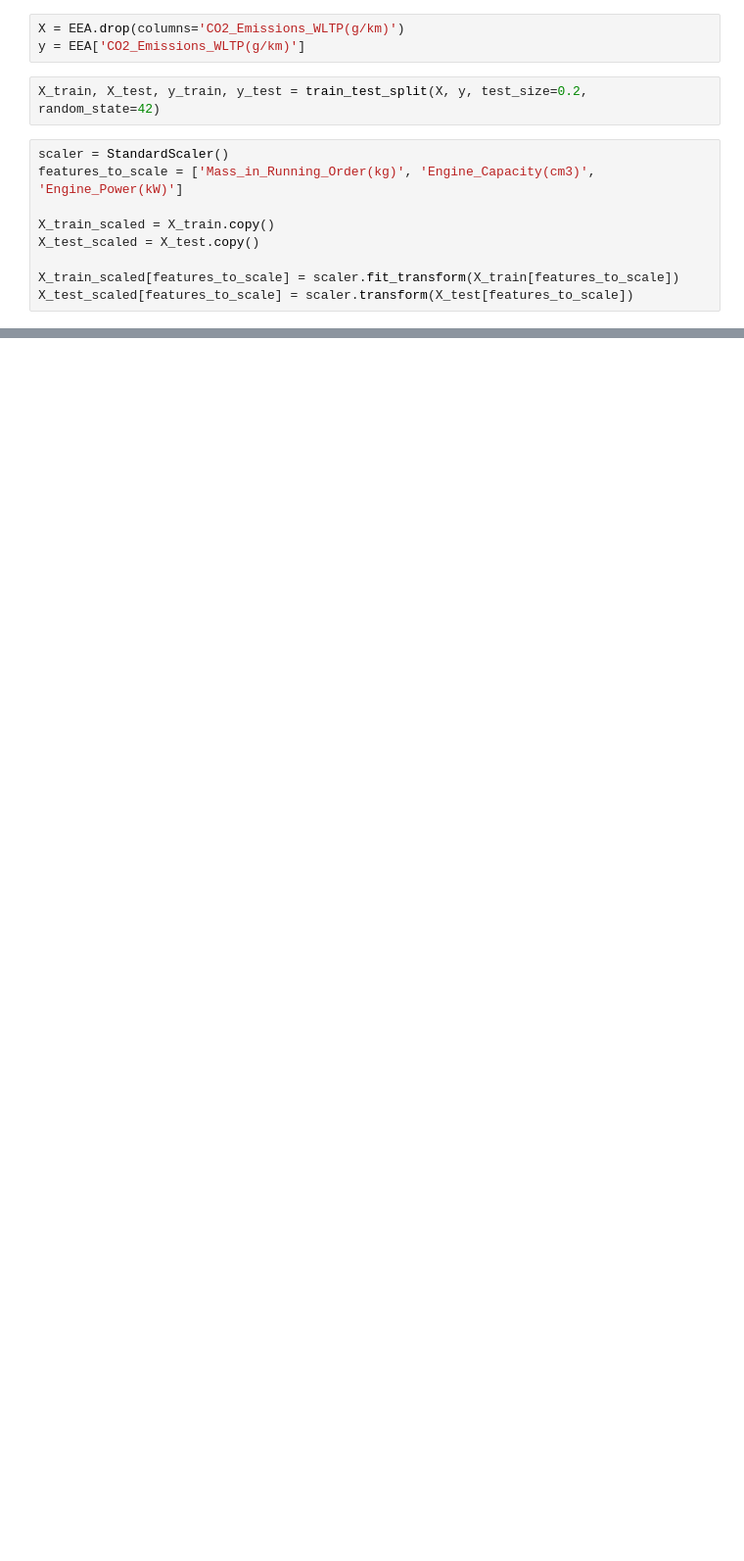
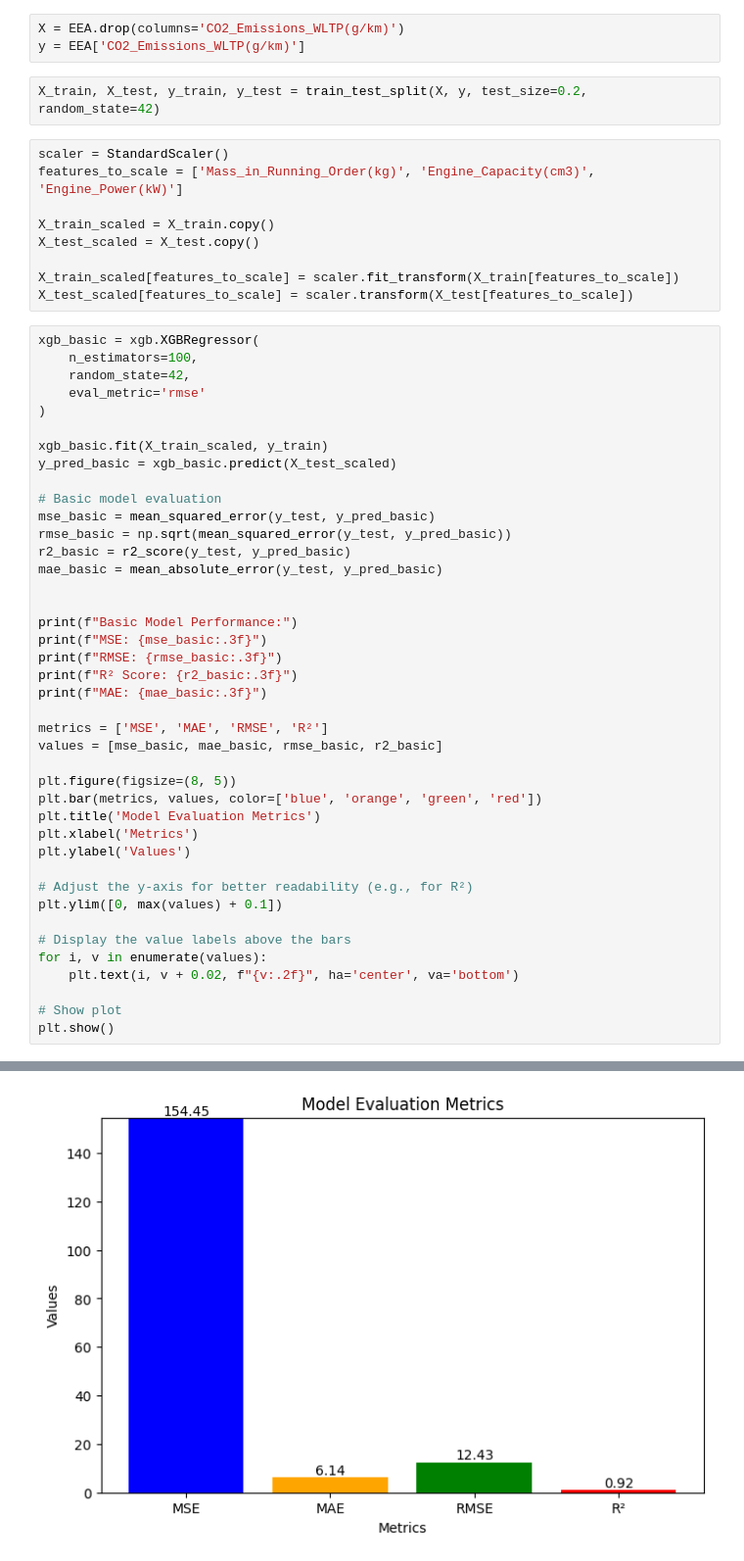
Before and after one commit to Tavocado-S/CO2_Prediction, a Jupyter notebook: notebooks/Model.ipynb, the cells around one changed output, grey strips where cells are left out. Shown at 98% size. Cells and saved outputs as stored; diff of their text form; blank space fills up the shorter version.

```diff
--- a/notebooks/Model.ipynb
+++ b/notebooks/Model.ipynb
@@ -949,3 +932,45 @@ X_test_scaled = X_test.copy()
 
 X_train_scaled[features_to_scale] = scaler.fit_transform(X_train[features_to_scale])
 X_test_scaled[features_to_scale] = scaler.transform(X_test[features_to_scale])
+# %%
+xgb_basic = xgb.XGBRegressor(
+    n_estimators=100,
+    random_state=42,
+    eval_metric='rmse'
+)
+
+xgb_basic.fit(X_train_scaled, y_train)
+y_pred_basic = xgb_basic.predict(X_test_scaled)
+
+# Basic model evaluation
+mse_basic = mean_squared_error(y_test, y_pred_basic)
+rmse_basic = np.sqrt(mean_squared_error(y_test, y_pred_basic))
+r2_basic = r2_score(y_test, y_pred_basic)
+mae_basic = mean_absolute_error(y_test, y_pred_basic)
+
+
+print(f"Basic Model Performance:")
+print(f"MSE: {mse_basic:.3f}")
+print(f"RMSE: {rmse_basic:.3f}")
+print(f"R² Score: {r2_basic:.3f}")
+print(f"MAE: {mae_basic:.3f}")
+
+metrics = ['MSE', 'MAE', 'RMSE', 'R²']
+values = [mse_basic, mae_basic, rmse_basic, r2_basic]
+
+plt.figure(figsize=(8, 5))
+plt.bar(metrics, values, color=['blue', 'orange', 'green', 'red'])
+plt.title('Model Evaluation Metrics')
+plt.xlabel('Metrics')
+plt.ylabel('Values')
+
+# Adjust the y-axis for better readability (e.g., for R²)
+plt.ylim([0, max(values) + 0.1])
+
+# Display the value labels above the bars
+for i, v in enumerate(values):
+    plt.text(i, v + 0.02, f"{v:.2f}", ha='center', va='bottom')
+
+# Show plot
+plt.show()
+# %% [output]
@@ -951,0 +982 @@ X_test_scaled[features_to_scale] = scaler.transform(X_test[features_to_scale])
+[figure, added]
```
Also changed, not shown: parts of 21 cells of this notebook.
